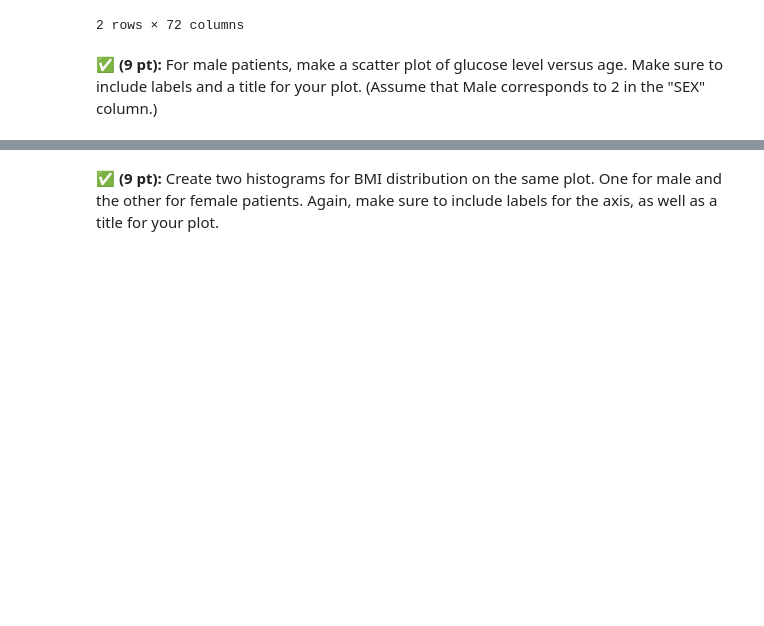
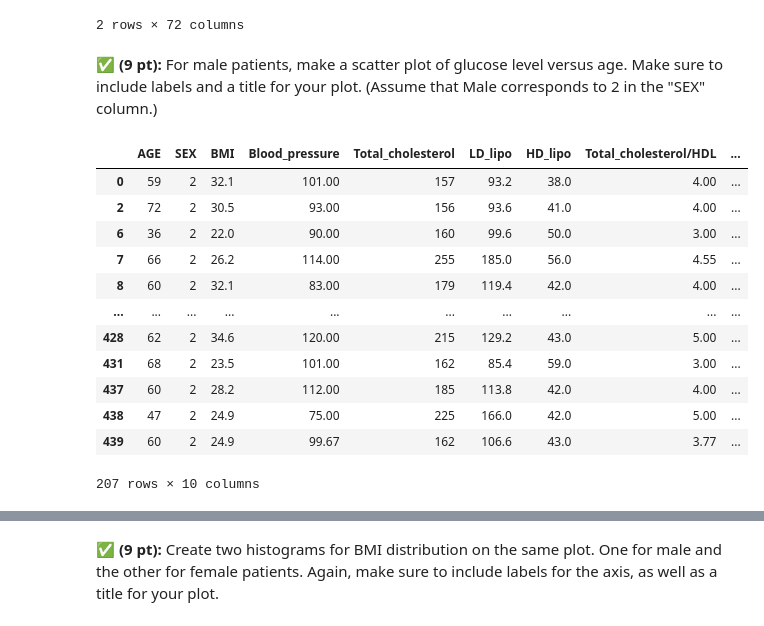
Before and after one commit to connorsugrue/turn-in_CMSE202, a Jupyter notebook: midterm/CMSE202-Midterm-Sect001_TF_Mods-STUDENT.ipynb, the cells around one changed output, grey strips where cells are left out. Drawn from its saved outputs; the diff is of its cells as text; code cells hidden in the pictures; blank space fills up the shorter version.

```diff
--- a/midterm/CMSE202-Midterm-Sect001_TF_Mods-STUDENT.ipynb
+++ b/midterm/CMSE202-Midterm-Sect001_TF_Mods-STUDENT.ipynb
@@ -136,6 +136,26 @@ described_sex
 2 rows × 72 columns
 # %% [markdown]
 &#9989; **(9 pt):** For male patients, make a scatter plot of glucose level versus age. Make sure to include labels and a title for your plot. (Assume that Male corresponds to 2 in the "SEX" column.)
+# %%
+mask = sas["SEX"] == 2
+men = sas[mask]
+mask = sas["SEX"] == 1
+female = sas[mask]
+men
+# %% [output]
+|  | AGE | SEX | BMI | Blood_pressure | Total_cholesterol | LD_lipo | HD_lipo | Total_cholesterol/HDL | ... |
+| 0 | 59 | 2 | 32.1 | 101.00 | 157 | 93.2 | 38.0 | 4.00 | ... |
+| 2 | 72 | 2 | 30.5 | 93.00 | 156 | 93.6 | 41.0 | 4.00 | ... |
+| 6 | 36 | 2 | 22.0 | 90.00 | 160 | 99.6 | 50.0 | 3.00 | ... |
+| 7 | 66 | 2 | 26.2 | 114.00 | 255 | 185.0 | 56.0 | 4.55 | ... |
+| 8 | 60 | 2 | 32.1 | 83.00 | 179 | 119.4 | 42.0 | 4.00 | ... |
+| ... | ... | ... | ... | ... | ... | ... | ... | ... | ... |
+| 428 | 62 | 2 | 34.6 | 120.00 | 215 | 129.2 | 43.0 | 5.00 | ... |
+| 431 | 68 | 2 | 23.5 | 101.00 | 162 | 85.4 | 59.0 | 3.00 | ... |
+| 437 | 60 | 2 | 28.2 | 112.00 | 185 | 113.8 | 42.0 | 4.00 | ... |
+| 438 | 47 | 2 | 24.9 | 75.00 | 225 | 166.0 | 42.0 | 5.00 | ... |
+| 439 | 60 | 2 | 24.9 | 99.67 | 162 | 106.6 | 43.0 | 3.77 | ... |
+207 rows × 10 columns
 # %%
 ## put your code here
 import matplotlib.pyplot as plt
```
Also changed, not shown: parts of 9 cells of this notebook.
